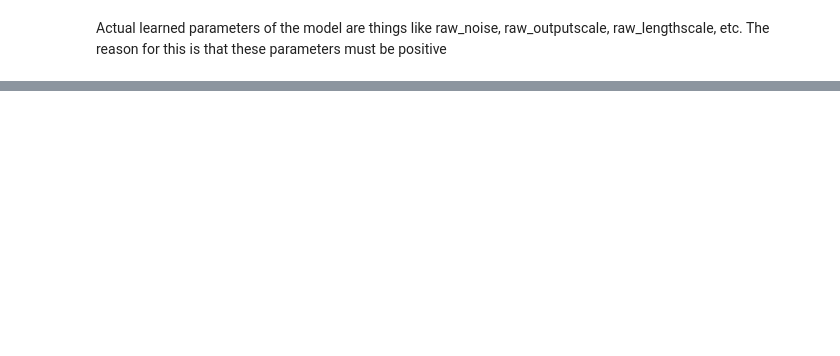
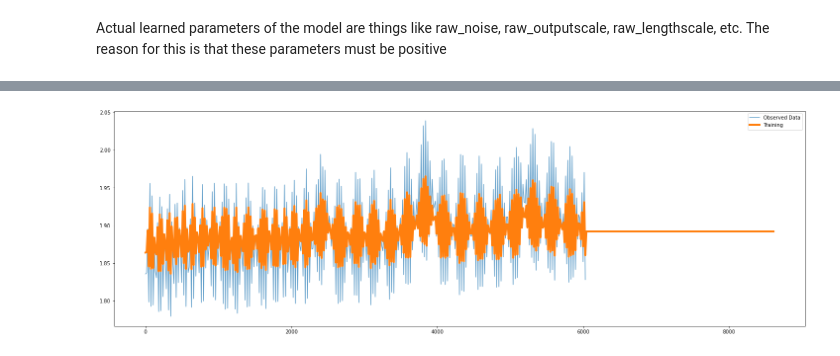
Before and after one commit to GStechschulte/energy-efficiency, a Jupyter notebook: models/time_series/uv_sigma_line_eg_GP.ipynb, the cells around one changed output, grey strips where cells are left out. Drawn from its saved outputs; the diff is of its cells as text; code cells hidden in the pictures; blank space fills up the shorter version.

```diff
--- a/models/time_series/uv_sigma_line_eg_GP.ipynb
+++ b/models/time_series/uv_sigma_line_eg_GP.ipynb
@@ -61,7 +62,10 @@ y_test = torch.from_numpy(y[n_train:]).to(torch.double)
 # %% [markdown]
 ### Keep $X$ the same and use float32
 # %%
-time_int_range = np.arange(0, 1728*5, 5)
+time_int_range = np.arange(0, 576*15, 15)
+
+all = sigma_line[sigma_line.index.day >= 12]
+
 all['t'] = time_int_range
 
 X = all['t'].values
@@ -80,3 +84,6 @@ y_train_std = torch.std(y_train)
 
 X_test = torch.from_numpy(X[n_train:]).to(torch.float32)
 y_test = torch.from_numpy(y[n_train:]).to(torch.float32)
+
+px.line(x=X_train.numpy(), y=y_train.numpy())
+#px.line(x=X_test.numpy(), y=y_test.numpy())
@@ -83,24 +95,33 @@ y_test = torch.from_numpy(y[n_train:]).to(torch.float32)
+# %%
+X_test = torch.arange(0, 8625, 15).to(torch.float32)
+
+# 6030 - train
+# 6045 - test
 # %%
 class ExactGPModel(gpytorch.models.ExactGP):
     def __init__(self, train_x, train_y, likelihood):
         super(ExactGPModel, self).__init__(train_x, train_y, likelihood)
 
         self.mean_module = gpytorch.means.ConstantMean()
-        period_prior = gpytorch.priors.NormalPrior(30, 1.5)
-        period_constraint = gpytorch.constraints.Interval(10, 60)
+        period_prior = gpytorch.priors.NormalPrior(195, 1.5)
+        period_constraint = gpytorch.constraints.Interval(160, 220)
         outputscale_prior = gpytorch.priors.GammaPrior(0.5, 0.15)
+        #lengthscale_prior = gpytorch.priors.NormalPrior(15, 1.5)
 
         self.covar_module = gpytorch.kernels.ScaleKernel(
             gpytorch.kernels.PeriodicKernel(
                 period_length_prior=period_prior,
                 period_length_constraint=period_constraint
-                ) * gpytorch.kernels.RBFKernel(),
+                ) * gpytorch.kernels.RBFKernel(
+                    #lengthscale_prior=lengthscale_prior
+                ),
                 outputscale_prior=outputscale_prior
             )
 
         # Initialize lengthscale and output scale to mean of priors
         #self.covar_module.outputscale = outputscale_prior.mean
         #self.covar_module.base_kernel.lengthscale = lengthscale_prior
+        #self.covar_module.base_kernel.period_length = 30
 
     def forward(self, x):
         mean_x = self.mean_module(x)
@@ -167,20 +236,22 @@ likelihood.eval()
 with torch.no_grad(), gpytorch.settings.fast_pred_var(), gpytorch.settings.max_cg_iterations(9000):
     #test_x = test_x.to(torch.float32)
     test_pred = likelihood(model(X_test))
-    train_pred = likelihood(model(X_train))
+    #train_pred = likelihood(model(X_train))
 # %%
 with torch.no_grad():
 
     # Initialize plot
-    f, ax = plt.subplots(1, 1, figsize=(20, 6))
+    f, ax = plt.subplots(1, 1, figsize=(25, 8))
     # Get upper and lower confidence bounds
     #lower, upper = observed_pred.confidence_region()
     # Plot training data as black stars
     ax.plot(X_train.numpy(), y_train.numpy(), alpha=0.7)
-    ax.plot(X_train.numpy(), train_pred.mean.numpy())
+    #ax.plot(X_train.numpy(), train_pred.mean.numpy())
     # Plot predictive means as blue line
-    ax.plot(X_test.numpy(), y_test.numpy())
+    #ax.plot(X_test.numpy(), y_test.numpy())
     ax.plot(X_test.numpy(), test_pred.mean.numpy(), lw=4)
     # Shade between the lower and upper confidence bounds
     #ax.fill_between(X_test.numpy(), lower.numpy(), upper.numpy(), alpha=0.5, color='#2ecc71')
     ax.legend(['Observed Data', 'Training', 'Test', 'Predictions'])
+# %% [output]
+[figure, added]
```
Also changed, not shown: parts of 11 cells of this notebook, 4 other files.
